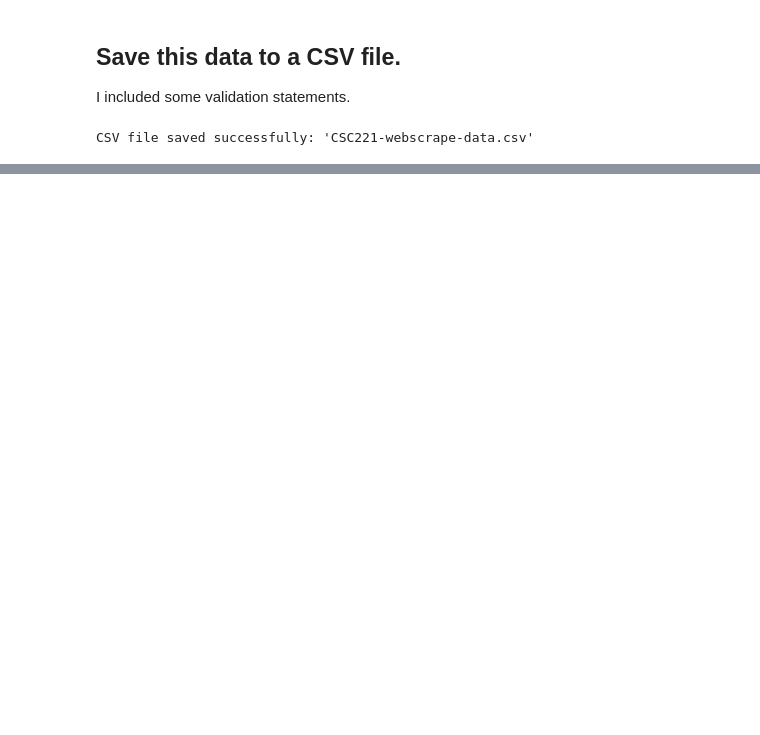
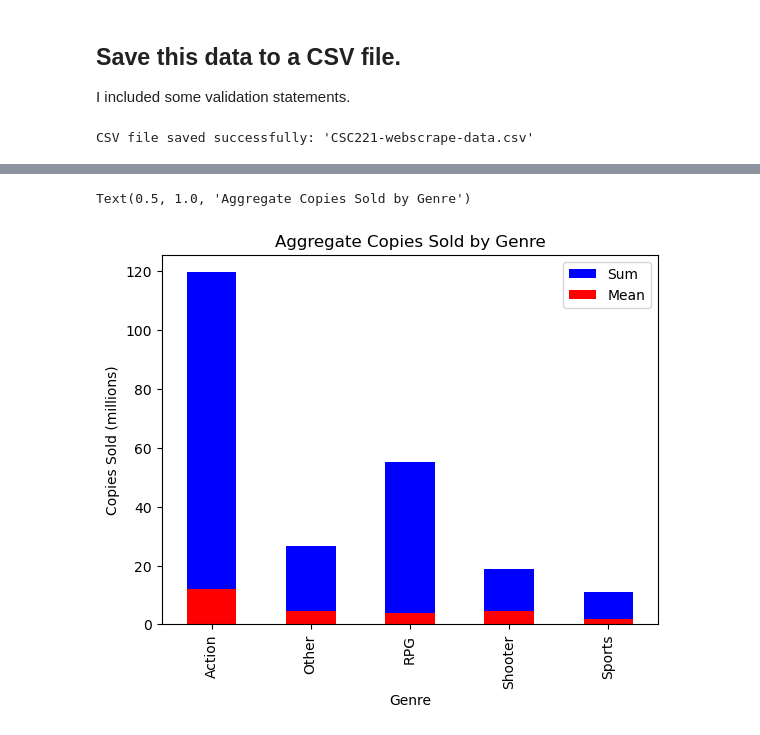
Before and after one commit to sarahjanewhite/CSC221-sarahjanewhite-GroupProject, a Jupyter notebook: CSC221-sarahjanewhite-GroupProject.ipynb, the cells around one changed output, grey strips where cells are left out. Cells and saved outputs as stored; diff of their text form; code cells hidden in the pictures; blank space fills up the shorter version.

```diff
--- a/CSC221-sarahjanewhite-GroupProject.ipynb
+++ b/CSC221-sarahjanewhite-GroupProject.ipynb
@@ -225,0 +422,14 @@ CSV file saved successfully: 'CSC221-webscrape-data.csv'
+# %%
+# Average and Total Copies Sold by Genre
+sum = df[['GENRE', 'Millions']].groupby('GENRE')['Millions'].sum()
+avg = df[['GENRE', 'Millions']].groupby('GENRE')['Millions'].mean()
+sum.plot(kind='bar', label='Sum', color='b')
+avg.plot(kind='bar', label='Mean', color='r')
+plot.xlabel("Genre")
+plot.ylabel("Copies Sold (millions)")
+plot.legend()
+plot.title('Aggregate Copies Sold by Genre')
+#plot.tight_layout()
+# %% [output]
+Text(0.5, 1.0, 'Aggregate Copies Sold by Genre')
+[figure, added]
```
Also changed, not shown: parts of 12 cells of this notebook.
